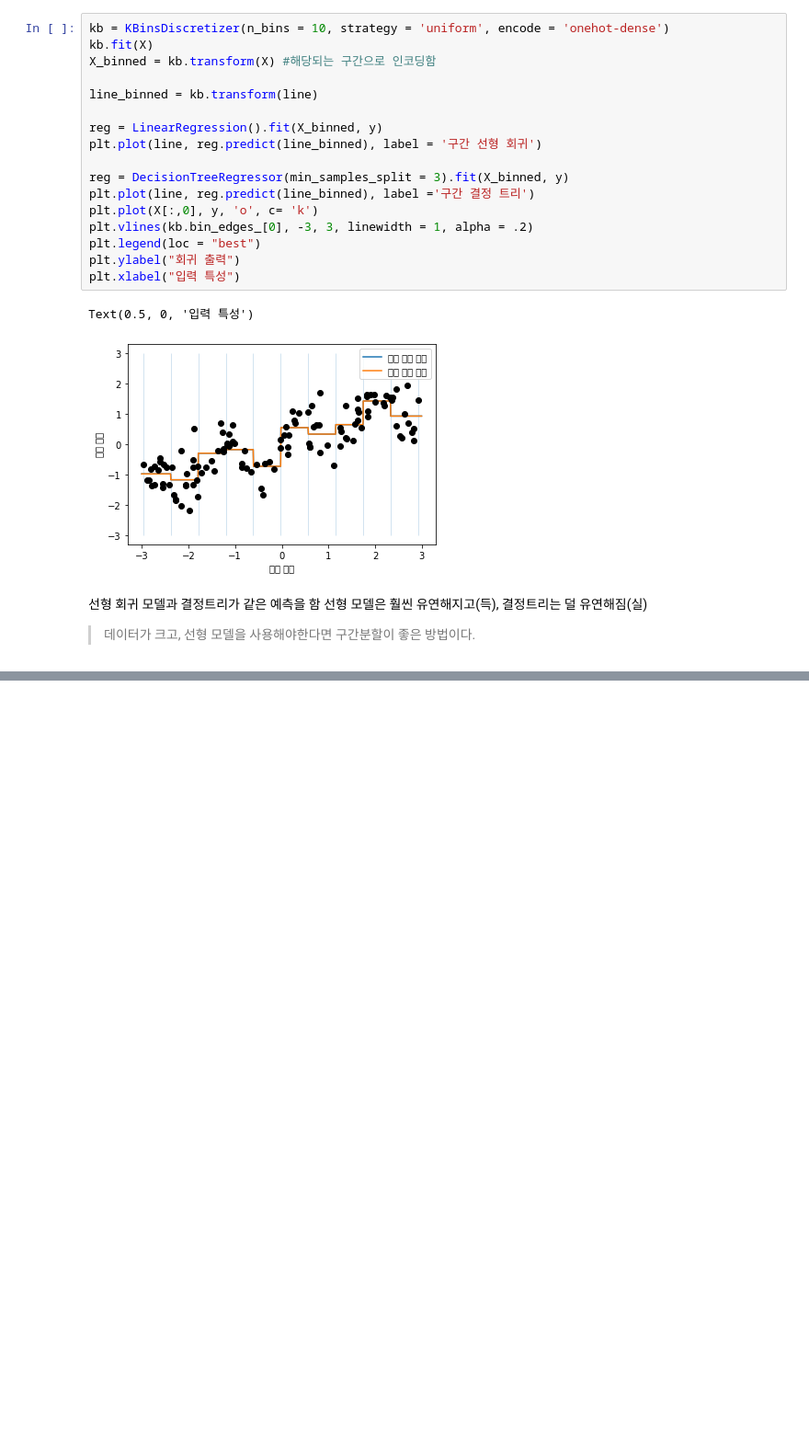
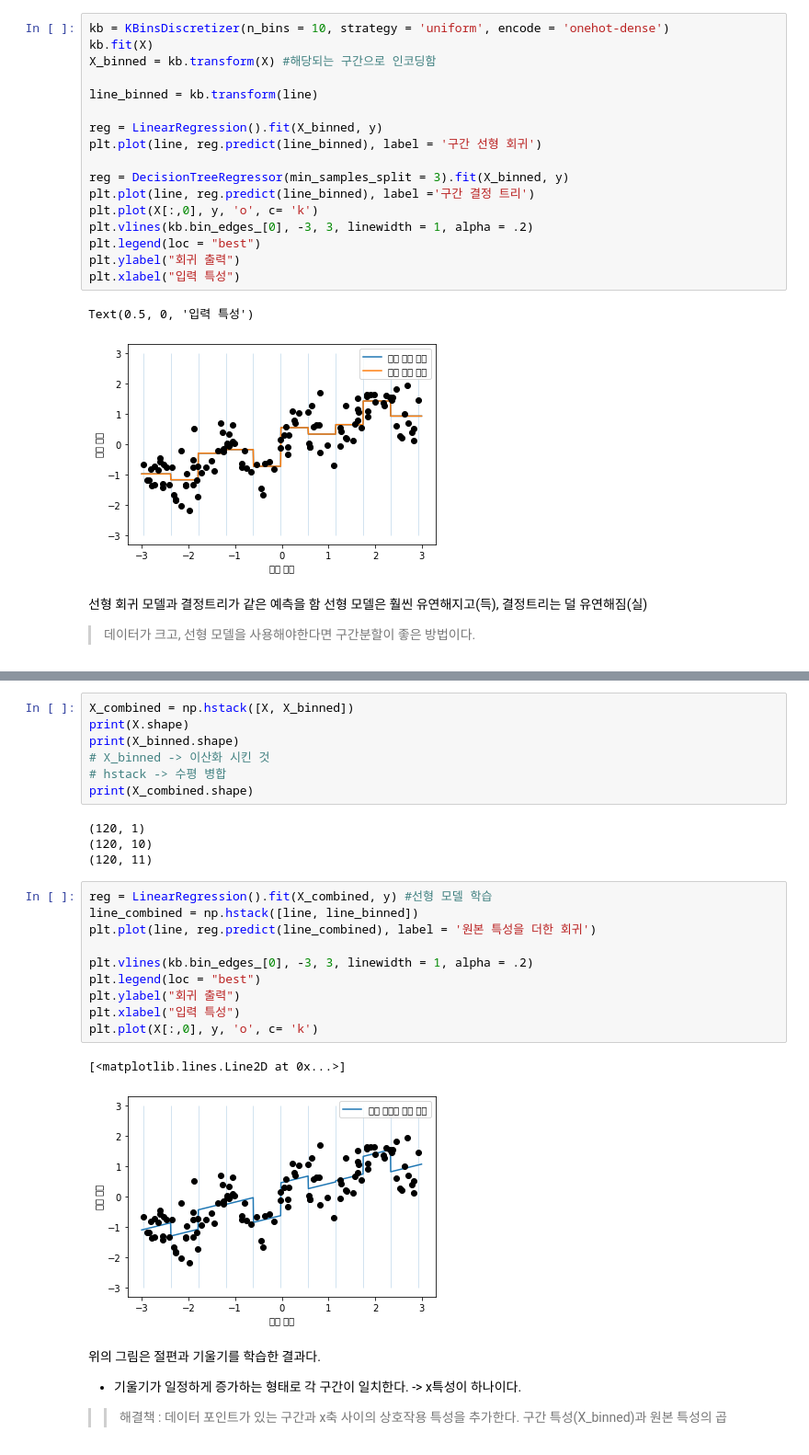
Before and after one commit to sja3410/Machine_Learning, a Jupyter notebook: sunjungAn/데이터 표현과 특성 공학.ipynb, the cells around one changed output, grey strips where cells are left out. Shown at 92% size. Cells and saved outputs as stored; diff of their text form; blank space fills up the shorter version.

```diff
--- a/sunjungAn/데이터 표현과 특성 공학.ipynb
+++ b/sunjungAn/데이터 표현과 특성 공학.ipynb
@@ -307,0 +315,29 @@ Text(0.5, 0, '입력 특성')
+# %%
+X_combined = np.hstack([X, X_binned])
+print(X.shape)
+print(X_binned.shape)
+# X_binned -> 이산화 시킨 것
+# hstack -> 수평 병합
+print(X_combined.shape)
+# %% [output]
+(120, 1)
+(120, 10)
+(120, 11)
+# %%
+reg = LinearRegression().fit(X_combined, y) #선형 모델 학습
+line_combined = np.hstack([line, line_binned])
+plt.plot(line, reg.predict(line_combined), label = '원본 특성을 더한 회귀')
+
+plt.vlines(kb.bin_edges_[0], -3, 3, linewidth = 1, alpha = .2)
+plt.legend(loc = "best")
+plt.ylabel("회귀 출력")
+plt.xlabel("입력 특성")
+plt.plot(X[:,0], y, 'o', c= 'k')
+# %% [output]
+[<matplotlib.lines.Line2D at 0x...>]
+[figure, added]
+# %% [markdown]
+위의 그림은 절편과 기울기를 학습한 결과다.
++ 기울기가 일정하게 증가하는 형태로 각 구간이 일치한다. -> x특성이 하나이다.
+ >> 해결책 : 데이터 포인트가 있는 구간과 x축 사이의 상호작용 특성을 추가한다.
+ >> 구간 특성(X_binned)과 원본 특성의 곱
```
Also changed, not shown: parts of 45 cells of this notebook.
